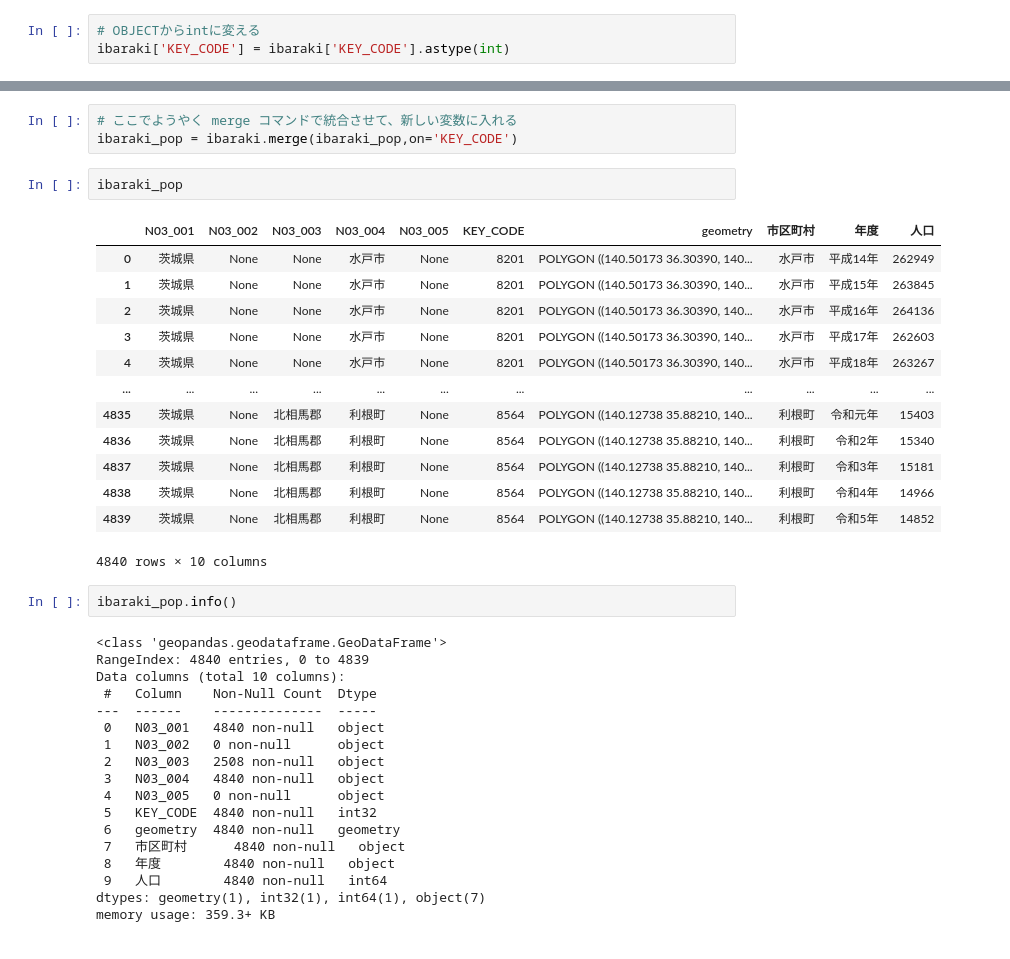
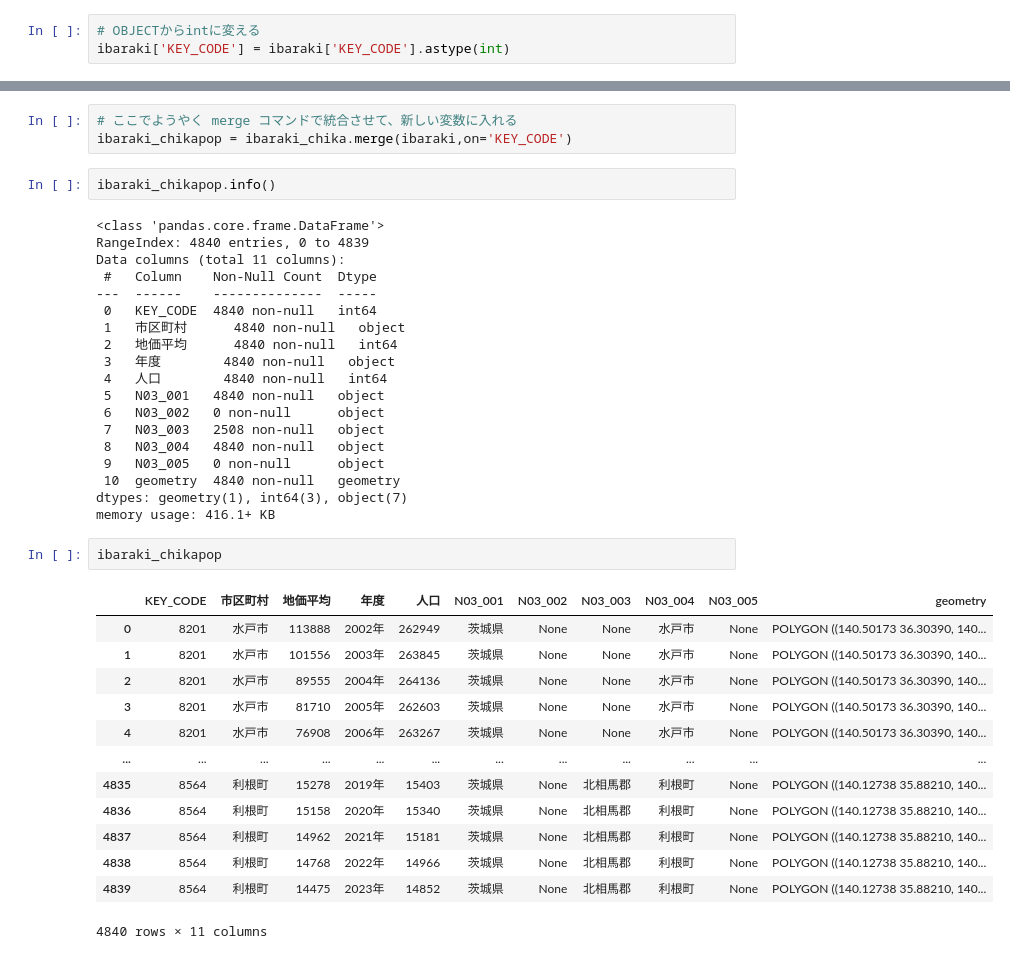
Before and after one commit to hiyopval/gis, a Jupyter notebook: finalproject/final.ipynb, the cells around one changed output, grey strips where cells are left out. Cells and saved outputs as stored; diff of their text form.

```diff
--- a/finalproject/final.ipynb
+++ b/finalproject/final.ipynb
@@ -193,39 +174,40 @@ ibaraki['KEY_CODE'] = ibaraki['KEY_CODE'].astype(int)
 # %%
 # ここでようやく merge コマンドで統合させて、新しい変数に入れる
-ibaraki_pop = ibaraki.merge(ibaraki_pop,on='KEY_CODE')
+ibaraki_chikapop = ibaraki_chika.merge(ibaraki,on='KEY_CODE')
-# %%
-ibaraki_pop
-# %% [output]
-|  | N03_001 | N03_002 | N03_003 | N03_004 | N03_005 | KEY_CODE | geometry | 市区町村 | 年度 | 人口 |
-| 0 | 茨城県 | None | None | 水戸市 | None | 8201 | POLYGON ((140.50173 36.30390, 140... | 水戸市 | 平成14年 | 262949 |
-| 1 | 茨城県 | None | None | 水戸市 | None | 8201 | POLYGON ((140.50173 36.30390, 140... | 水戸市 | 平成15年 | 263845 |
-| 2 | 茨城県 | None | None | 水戸市 | None | 8201 | POLYGON ((140.50173 36.30390, 140... | 水戸市 | 平成16年 | 264136 |
-| 3 | 茨城県 | None | None | 水戸市 | None | 8201 | POLYGON ((140.50173 36.30390, 140... | 水戸市 | 平成17年 | 262603 |
-| 4 | 茨城県 | None | None | 水戸市 | None | 8201 | POLYGON ((140.50173 36.30390, 140... | 水戸市 | 平成18年 | 263267 |
-| ... | ... | ... | ... | ... | ... | ... | ... | ... | ... | ... |
-| 4835 | 茨城県 | None | 北相馬郡 | 利根町 | None | 8564 | POLYGON ((140.12738 35.88210, 140... | 利根町 | 令和元年 | 15403 |
-| 4836 | 茨城県 | None | 北相馬郡 | 利根町 | None | 8564 | POLYGON ((140.12738 35.88210, 140... | 利根町 | 令和2年 | 15340 |
-| 4837 | 茨城県 | None | 北相馬郡 | 利根町 | None | 8564 | POLYGON ((140.12738 35.88210, 140... | 利根町 | 令和3年 | 15181 |
-| 4838 | 茨城県 | None | 北相馬郡 | 利根町 | None | 8564 | POLYGON ((140.12738 35.88210, 140... | 利根町 | 令和4年 | 14966 |
-| 4839 | 茨城県 | None | 北相馬郡 | 利根町 | None | 8564 | POLYGON ((140.12738 35.88210, 140... | 利根町 | 令和5年 | 14852 |
-4840 rows × 10 columns
 # %%
-ibaraki_pop.info()
+ibaraki_chikapop.info()
 # %% [output]
-<class 'geopandas.geodataframe.GeoDataFrame'>
+<class 'pandas.core.frame.DataFrame'>
 RangeIndex: 4840 entries, 0 to 4839
-Data columns (total 10 columns):
+Data columns (total 11 columns):
  #   Column    Non-Null Count  Dtype
 ---  ------    --------------  -----
- 0   N03_001   4840 non-null   object
- 1   N03_002   0 non-null      object
- 2   N03_003   2508 non-null   object
- 3   N03_004   4840 non-null   object
- 4   N03_005   0 non-null      object
- 5   KEY_CODE  4840 non-null   int32
- 6   geometry  4840 non-null   geometry
- 7   市区町村      4840 non-null   object
- 8   年度        4840 non-null   object
- 9   人口        4840 non-null   int64
-dtypes: geometry(1), int32(1), int64(1), object(7)
-memory usage: 359.3+ KB
+ 0   KEY_CODE  4840 non-null   int64
+ 1   市区町村      4840 non-null   object
+ 2   地価平均      4840 non-null   int64
+ 3   年度        4840 non-null   object
+ 4   人口        4840 non-null   int64
+ 5   N03_001   4840 non-null   object
+ 6   N03_002   0 non-null      object
+ 7   N03_003   2508 non-null   object
+ 8   N03_004   4840 non-null   object
+ 9   N03_005   0 non-null      object
+ 10  geometry  4840 non-null   geometry
+dtypes: geometry(1), int64(3), object(7)
+memory usage: 416.1+ KB
+# %%
+ibaraki_chikapop
+# %% [output]
+|  | KEY_CODE | 市区町村 | 地価平均 | 年度 | 人口 | N03_001 | N03_002 | N03_003 | N03_004 | N03_005 | geometry |
+| 0 | 8201 | 水戸市 | 113888 | 2002年 | 262949 | 茨城県 | None | None | 水戸市 | None | POLYGON ((140.50173 36.30390, 140... |
+| 1 | 8201 | 水戸市 | 101556 | 2003年 | 263845 | 茨城県 | None | None | 水戸市 | None | POLYGON ((140.50173 36.30390, 140... |
+| 2 | 8201 | 水戸市 | 89555 | 2004年 | 264136 | 茨城県 | None | None | 水戸市 | None | POLYGON ((140.50173 36.30390, 140... |
+| 3 | 8201 | 水戸市 | 81710 | 2005年 | 262603 | 茨城県 | None | None | 水戸市 | None | POLYGON ((140.50173 36.30390, 140... |
+| 4 | 8201 | 水戸市 | 76908 | 2006年 | 263267 | 茨城県 | None | None | 水戸市 | None | POLYGON ((140.50173 36.30390, 140... |
+| ... | ... | ... | ... | ... | ... | ... | ... | ... | ... | ... | ... |
+| 4835 | 8564 | 利根町 | 15278 | 2019年 | 15403 | 茨城県 | None | 北相馬郡 | 利根町 | None | POLYGON ((140.12738 35.88210, 140... |
+| 4836 | 8564 | 利根町 | 15158 | 2020年 | 15340 | 茨城県 | None | 北相馬郡 | 利根町 | None | POLYGON ((140.12738 35.88210, 140... |
+| 4837 | 8564 | 利根町 | 14962 | 2021年 | 15181 | 茨城県 | None | 北相馬郡 | 利根町 | None | POLYGON ((140.12738 35.88210, 140... |
+| 4838 | 8564 | 利根町 | 14768 | 2022年 | 14966 | 茨城県 | None | 北相馬郡 | 利根町 | None | POLYGON ((140.12738 35.88210, 140... |
+| 4839 | 8564 | 利根町 | 14475 | 2023年 | 14852 | 茨城県 | None | 北相馬郡 | 利根町 | None | POLYGON ((140.12738 35.88210, 140... |
+4840 rows × 11 columns
```
Also changed, not shown: parts of 19 cells of this notebook, 30 other files.
